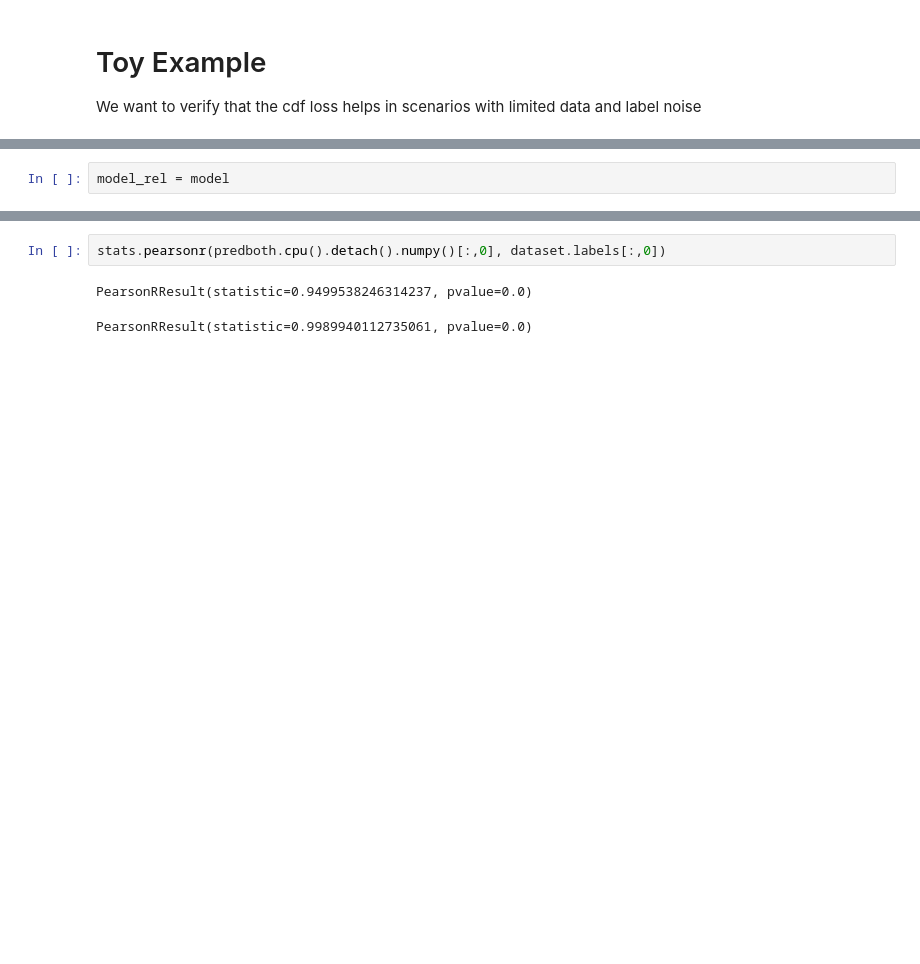
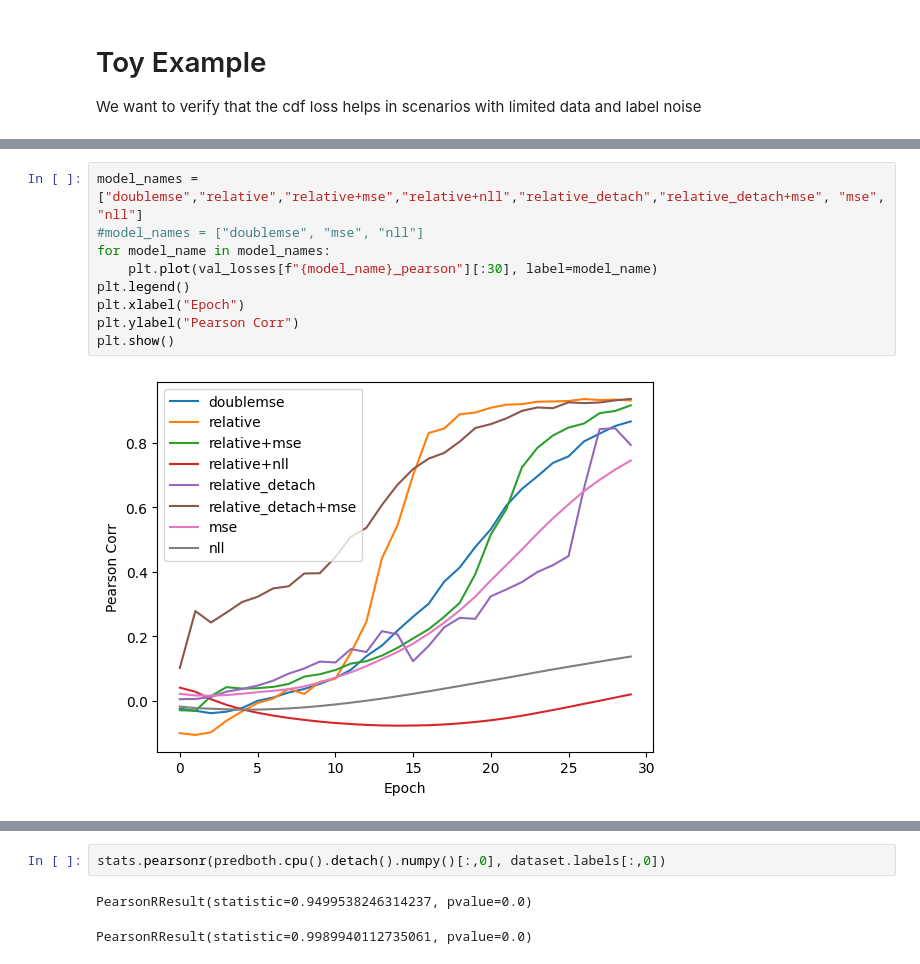
Before and after one commit to FabianTraxler/ag_binding_affinity, a Jupyter notebook: src/data_analysis/ToyExample_relative_loss.ipynb, the cells around one changed output, grey strips where cells are left out. Drawn from its saved outputs; the diff is of its cells as text; blank space fills up the shorter version.

```diff
--- a/src/data_analysis/ToyExample_relative_loss.ipynb
+++ b/src/data_analysis/ToyExample_relative_loss.ipynb
@@ -153,2 +201,11 @@ PearsonRResult(statistic=0.9737938727662905, pvalue=0.0) 1.4315695
 # %%
-model_rel = model
+model_names = ["doublemse","relative","relative+mse","relative+nll","relative_detach","relative_detach+mse", "mse", "nll"]
+#model_names = ["doublemse", "mse", "nll"]
+for model_name in model_names:
+    plt.plot(val_losses[f"{model_name}_pearson"][:30], label=model_name)
+plt.legend()
+plt.xlabel("Epoch")
+plt.ylabel("Pearson Corr")
+plt.show()
+# %% [output]
+[figure, added]
```
Also changed, not shown: parts of 13 cells of this notebook, 1 other file.
